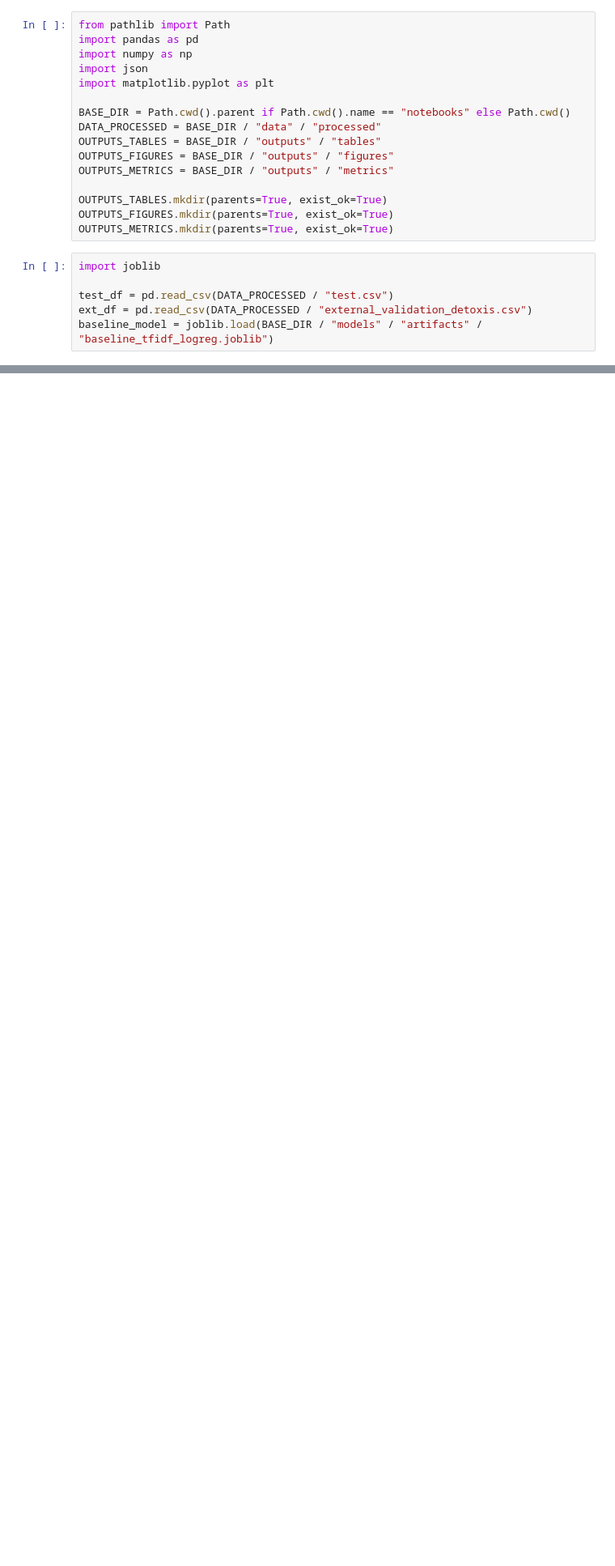
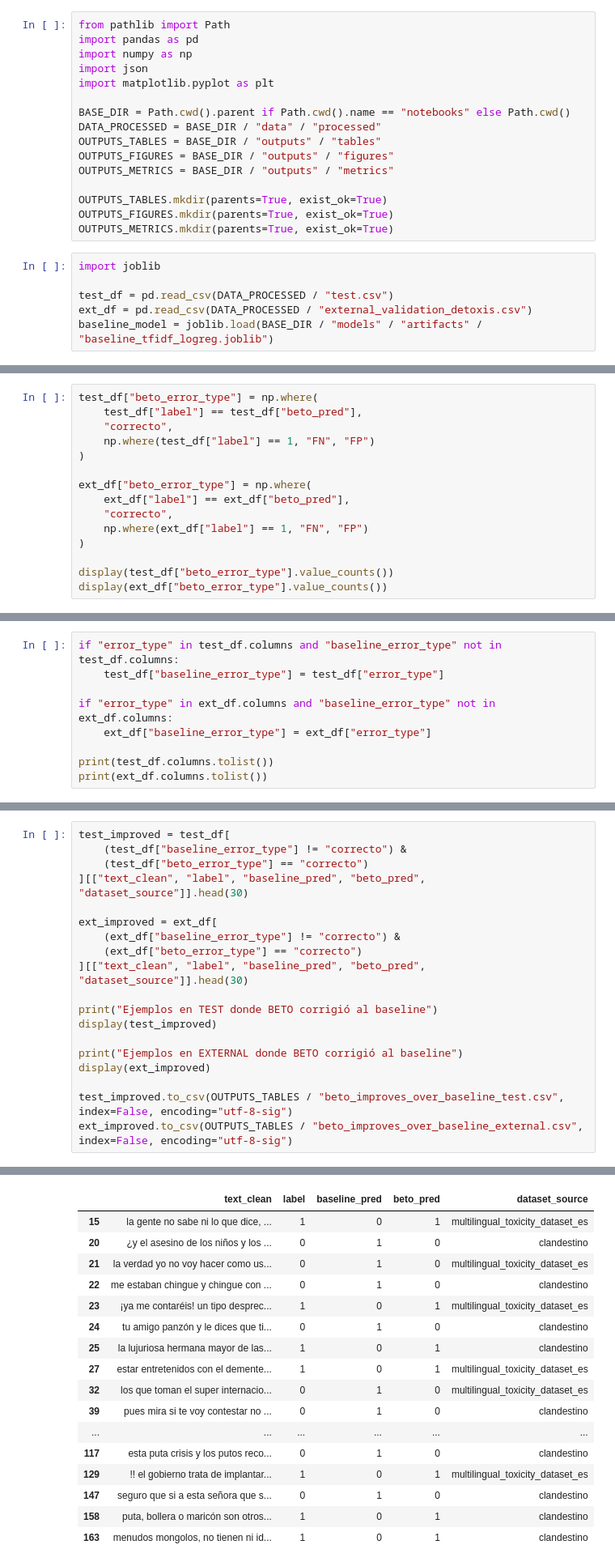
Before and after one commit to DantesDesmond/Proyecto_TFM_Yoni_Elvyn-1.1, a Jupyter notebook: notebooks/04_error_analysis.ipynb, the cells around one changed output, grey strips where cells are left out. Shown at 81% size. Cells and saved outputs as stored; diff of their text form; blank space fills up the shorter version.

Commit message:
Cierra Fase III inicial: baseline, BETO, notebooks y análisis de errores

```diff
--- a/notebooks/04_error_analysis.ipynb
+++ b/notebooks/04_error_analysis.ipynb
@@ -59,0 +157,15 @@ Completar aquí los patrones hallados: sarcasmo, ambigüedad, grosería sin grup
+# %%
+test_df["beto_error_type"] = np.where(
+    test_df["label"] == test_df["beto_pred"],
+    "correcto",
+    np.where(test_df["label"] == 1, "FN", "FP")
+)
+
+ext_df["beto_error_type"] = np.where(
+    ext_df["label"] == ext_df["beto_pred"],
+    "correcto",
+    np.where(ext_df["label"] == 1, "FN", "FP")
+)
+
+display(test_df["beto_error_type"].value_counts())
+display(ext_df["beto_error_type"].value_counts())
@@ -59,0 +183,9 @@ Completar aquí los patrones hallados: sarcasmo, ambigüedad, grosería sin grup
+# %%
+if "error_type" in test_df.columns and "baseline_error_type" not in test_df.columns:
+    test_df["baseline_error_type"] = test_df["error_type"]
+
+if "error_type" in ext_df.columns and "baseline_error_type" not in ext_df.columns:
+    ext_df["baseline_error_type"] = ext_df["error_type"]
+
+print(test_df.columns.tolist())
+print(ext_df.columns.tolist())
@@ -59,0 +225,20 @@ Completar aquí los patrones hallados: sarcasmo, ambigüedad, grosería sin grup
+# %%
+test_improved = test_df[
+    (test_df["baseline_error_type"] != "correcto") &
+    (test_df["beto_error_type"] == "correcto")
+][["text_clean", "label", "baseline_pred", "beto_pred", "dataset_source"]].head(30)
+
+ext_improved = ext_df[
+    (ext_df["baseline_error_type"] != "correcto") &
+    (ext_df["beto_error_type"] == "correcto")
+][["text_clean", "label", "baseline_pred", "beto_pred", "dataset_source"]].head(30)
+
+print("Ejemplos en TEST donde BETO corrigió al baseline")
+display(test_improved)
+
+print("Ejemplos en EXTERNAL donde BETO corrigió al baseline")
+display(ext_improved)
+
+test_improved.to_csv(OUTPUTS_TABLES / "beto_improves_over_baseline_test.csv", index=False, encoding="utf-8-sig")
+ext_improved.to_csv(OUTPUTS_TABLES / "beto_improves_over_baseline_external.csv", index=False, encoding="utf-8-sig")
+# %% [output]
@@ -59,0 +246,17 @@ Completar aquí los patrones hallados: sarcasmo, ambigüedad, grosería sin grup
+|  | text_clean | label | baseline_pred | beto_pred | dataset_source |
+| 15 | la gente no sabe ni lo que dice, ... | 1 | 0 | 1 | multilingual_toxicity_dataset_es |
+| 20 | ¿y el asesino de los niños y los ... | 0 | 1 | 0 | clandestino |
+| 21 | la verdad yo no voy hacer como us... | 0 | 1 | 0 | multilingual_toxicity_dataset_es |
+| 22 | me estaban chingue y chingue con ... | 0 | 1 | 0 | clandestino |
+| 23 | ¡ya me contaréis! un tipo desprec... | 1 | 0 | 1 | multilingual_toxicity_dataset_es |
+| 24 | tu amigo panzón y le dices que ti... | 0 | 1 | 0 | clandestino |
+| 25 | la lujuriosa hermana mayor de las... | 1 | 0 | 1 | clandestino |
+| 27 | estar entretenidos con el demente... | 1 | 0 | 1 | multilingual_toxicity_dataset_es |
+| 32 | los que toman el super internacio... | 0 | 1 | 0 | multilingual_toxicity_dataset_es |
+| 39 | pues mira si te voy contestar no ... | 0 | 1 | 0 | clandestino |
+| ... | ... | ... | ... | ... | ... |
+| 117 | esta puta crisis y los putos reco... | 0 | 1 | 0 | clandestino |
+| 129 | !! el gobierno trata de implantar... | 1 | 0 | 1 | multilingual_toxicity_dataset_es |
+| 147 | seguro que si a esta señora que s... | 0 | 1 | 0 | clandestino |
+| 158 | puta, bollera o maricón son otros... | 1 | 0 | 1 | clandestino |
+| 163 | menudos mongolos, no tienen ni id... | 1 | 0 | 1 | clandestino |
```
Also changed, not shown: parts of 18 cells of this notebook, 3 other files.
